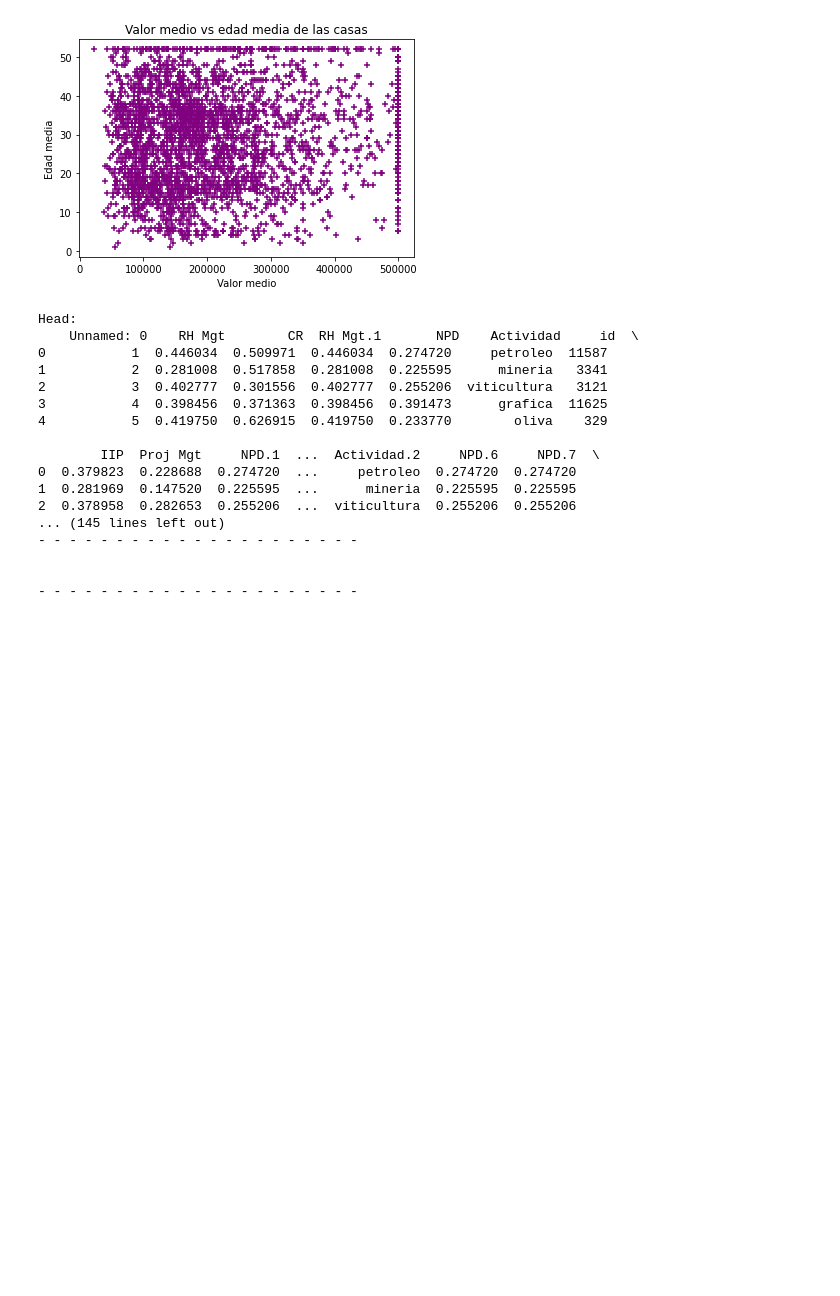
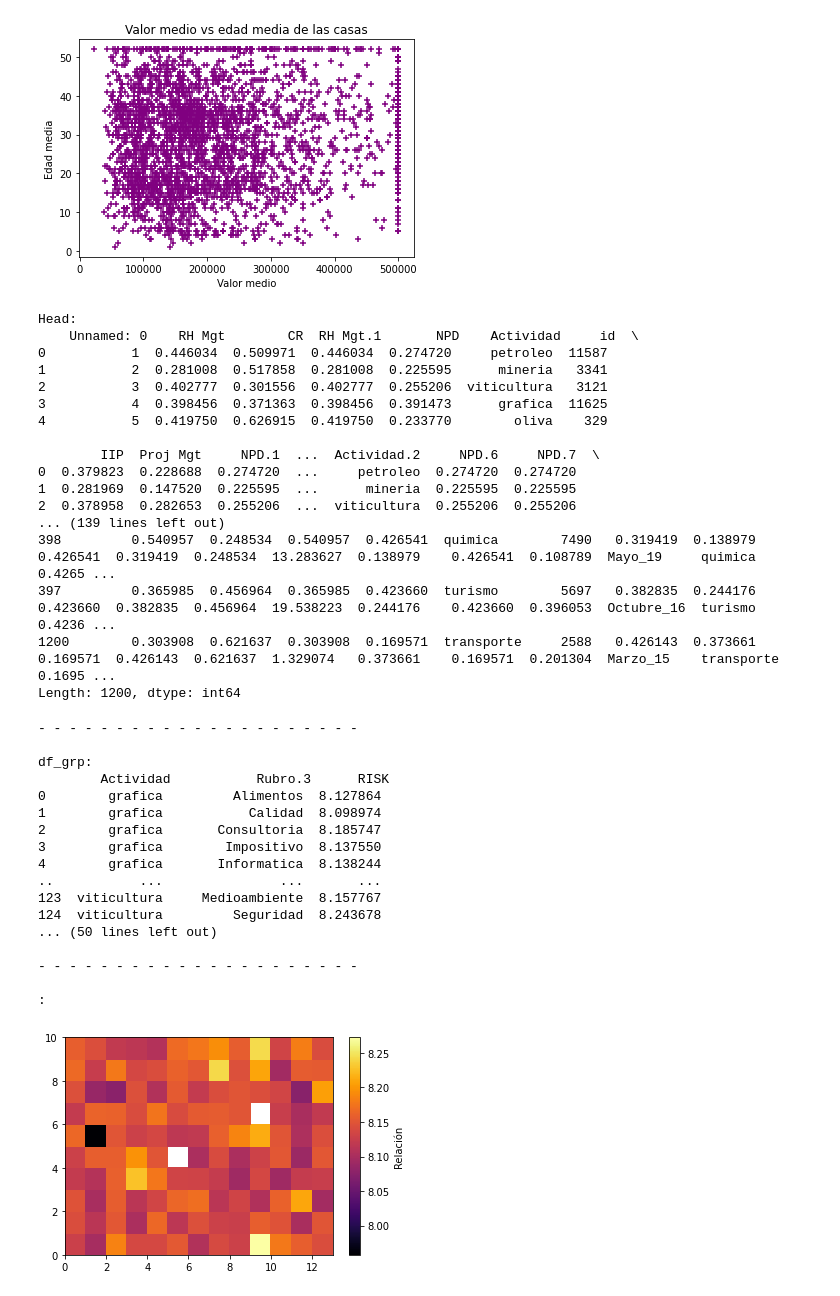
Before and after one commit to PosgradoMNA/actividades-de-aprendizaje-a01685424, a Jupyter notebook: IBM_DA0101EN_Data_Analysis_with_Python_Mod03.ipynb, the cells around one changed output. Cells and saved outputs as stored; diff of their text form; code cells hidden in the pictures; blank space fills up the shorter version.

```diff
--- a/IBM_DA0101EN_Data_Analysis_with_Python_Mod03.ipynb
+++ b/IBM_DA0101EN_Data_Analysis_with_Python_Mod03.ipynb
@@ -143,8 +143,6 @@ print('Describe:\n',df.describe())
 
 print('\n- - - - - - - - - - - - - - - - - - - - - \n')
 print('Value counts:\n',round(df.value_counts(),0))
-
-print('\n- - - - - - - - - - - - - - - - - - - - - \n')
 # %% [output]
 Head:
     Unnamed: 0    RH Mgt        CR  RH Mgt.1       NPD    Actividad     id  \
@@ -158,8 +156,51 @@ Head:
 0  0.379823  0.228688  0.274720  ...     petroleo  0.274720  0.274720
 1  0.281969  0.147520  0.225595  ...      mineria  0.225595  0.225595
 2  0.378958  0.282653  0.255206  ...  viticultura  0.255206  0.255206
-... (145 lines left out)
-- - - - - - - - - - - - - - - - - - - - -
-
-
-- - - - - - - - - - - - - - - - - - - - -
+... (139 lines left out)
+398         0.540957  0.248534  0.540957  0.426541  quimica        7490   0.319419  0.138979  0.426541  0.319419  0.248534  13.283627  0.138979    0.426541  0.108789  Mayo_19     quimica        0.4265 ...
+397         0.365985  0.456964  0.365985  0.423660  turismo        5697   0.382835  0.244176  0.423660  0.382835  0.456964  19.538223  0.244176    0.423660  0.396053  Octubre_16  turismo        0.4236 ...
+1200        0.303908  0.621637  0.303908  0.169571  transporte     2588   0.426143  0.373661  0.169571  0.426143  0.621637  1.329074   0.373661    0.169571  0.201304  Marzo_15    transporte     0.1695 ...
+Length: 1200, dtype: int64
+# %%
+from pickle import FALSE
+# - - - - - - - - - - - - - - - - - - - - - - - - - - -
+# Ejercicio 3 continuación
+
+# Utilizando GroupBy en Python
+
+#
+df_test= df[['Actividad','Rubro.3','RISK']] # Creando un df de prueba
+
+print('\n- - - - - - - - - - - - - - - - - - - - - \n') # Agrupando variables
+df_grp= df_test.groupby(['Actividad', 'Rubro.3'], as_index= False).mean()
+print('df_grp:\n',df_grp)
+
+print('\n- - - - - - - - - - - - - - - - - - - - - \n') # Creando una tabla dinámica
+df_piv= df_grp.pivot(index= 'Actividad', columns= 'Rubro.3')
+print('df_piv:\n',df_piv) # La tabla se crea a partir de lo datos agrupados
+
+print('\n- - - - - - - - - - - - - - - - - - - - - \n') # Creando un heatmap
+plt.pcolor(df_piv, cmap= 'inferno')
+plt.colorbar(extendrect= True, spacing= 'proportional', label= 'Relación')
+plt.show
+
+print(':\n',)
+# %% [output]
+- - - - - - - - - - - - - - - - - - - - -
+
+df_grp:
+        Actividad           Rubro.3      RISK
+0        grafica         Alimentos  8.127864
+1        grafica           Calidad  8.098974
+2        grafica       Consultoria  8.185747
+3        grafica        Impositivo  8.137550
+4        grafica       Informatica  8.138244
+..           ...               ...       ...
+123  viticultura     Medioambiente  8.157767
+124  viticultura         Seguridad  8.243678
+... (50 lines left out)
+
+- - - - - - - - - - - - - - - - - - - - -
+
+:
+[figure, added]
```
Also changed, not shown: parts of 5 cells of this notebook.
